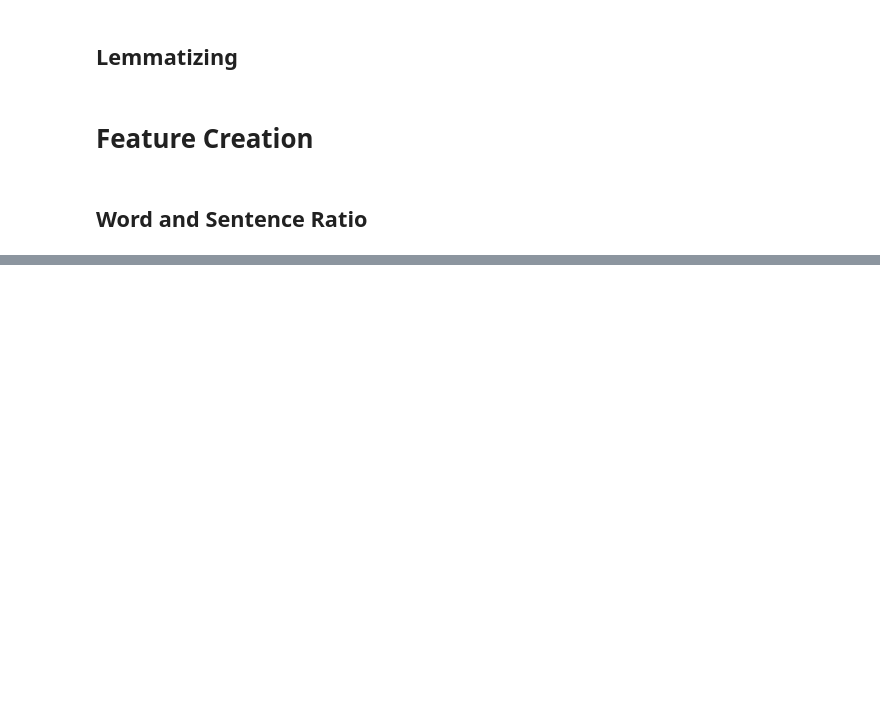
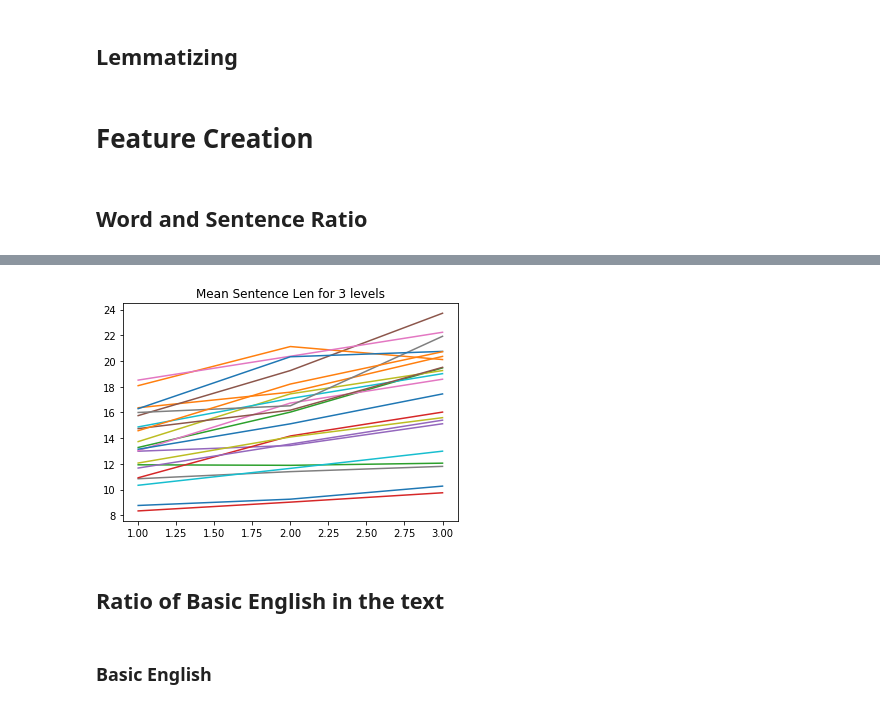
Before and after one commit to PaulOpu/TS_LossFunction, a Jupyter notebook: code/Opuchlich_FeatureExtraction.ipynb, the cells around one changed output, grey strips where cells are left out. Cells and saved outputs as stored; diff of their text form; code cells hidden in the pictures; blank space fills up the shorter version.

```diff
--- a/code/Opuchlich_FeatureExtraction.ipynb
+++ b/code/Opuchlich_FeatureExtraction.ipynb
@@ -150,0 +182,12 @@ list(zip(*tok_pos_df[[level1_tok_col]].applymap(lambda x: count_sent_word_length
+# %%
+x = [1,2,3]
+y = [df[concat_string([level_col,mean_sent_len_col])] for level_col in all_level_col]
+plt.title("Mean Sentence Len for 3 levels")
+plt.plot(x,y)
+plt.show()
+# %% [output]
+[figure, added]
+# %% [markdown]
+## Ratio of Basic English in the text
+# %% [markdown]
+### Basic English
```
Also changed, not shown: parts of 40 cells of this notebook, 1 other file.
